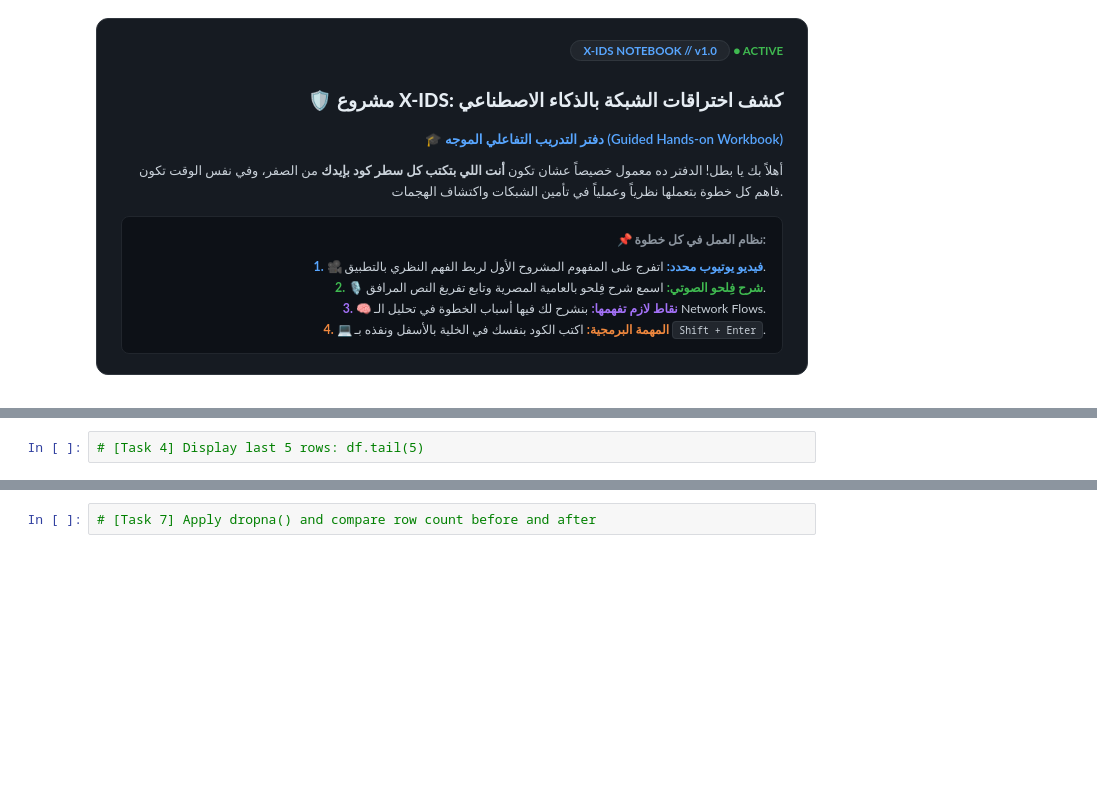
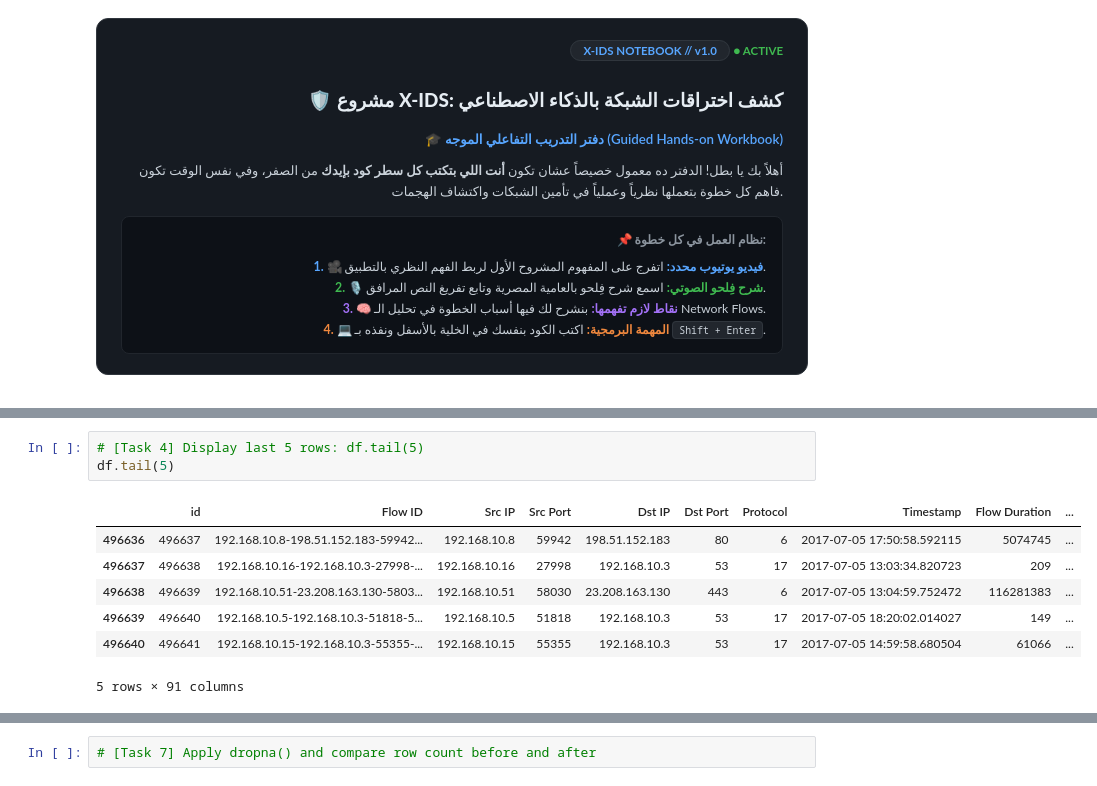
Before and after one commit to Ahmed77khaled/X-IDS-Project, a Jupyter notebook: my_model_training.ipynb, the cells around one changed output, grey strips where cells are left out. Saved outputs shown, nothing was run; the diff lists cells and outputs as text; blank space fills up the shorter version.

```diff
--- a/my_model_training.ipynb
+++ b/my_model_training.ipynb
@@ -507,6 +531,15 @@ df.tail(5)
 </div>
 # %%
 # [Task 4] Display last 5 rows: df.tail(5)
+df.tail(5)
+# %% [output]
+|  | id | Flow ID | Src IP | Src Port | Dst IP | Dst Port | Protocol | Timestamp | Flow Duration | ... |
+| 496636 | 496637 | 192.168.10.8-198.51.152.183-59942... | 192.168.10.8 | 59942 | 198.51.152.183 | 80 | 6 | 2017-07-05 17:50:58.592115 | 5074745 | ... |
+| 496637 | 496638 | 192.168.10.16-192.168.10.3-27998-... | 192.168.10.16 | 27998 | 192.168.10.3 | 53 | 17 | 2017-07-05 13:03:34.820723 | 209 | ... |
+| 496638 | 496639 | 192.168.10.51-23.208.163.130-5803... | 192.168.10.51 | 58030 | 23.208.163.130 | 443 | 6 | 2017-07-05 13:04:59.752472 | 116281383 | ... |
+| 496639 | 496640 | 192.168.10.5-192.168.10.3-51818-5... | 192.168.10.5 | 51818 | 192.168.10.3 | 53 | 17 | 2017-07-05 18:20:02.014027 | 149 | ... |
+| 496640 | 496641 | 192.168.10.15-192.168.10.3-55355-... | 192.168.10.15 | 55355 | 192.168.10.3 | 53 | 17 | 2017-07-05 14:59:58.680504 | 61066 | ... |
+5 rows × 91 columns
 # %% [markdown]
 <style>
 .xids-box, .xids-box p, .xids-box span, .xids-box div, .xids-box h1, .xids-box h2, .xids-box h3, .xids-box h4, .xids-box li, .xids-box strong {
```
Also changed, not shown: parts of 5 cells of this notebook, 3 other files.
